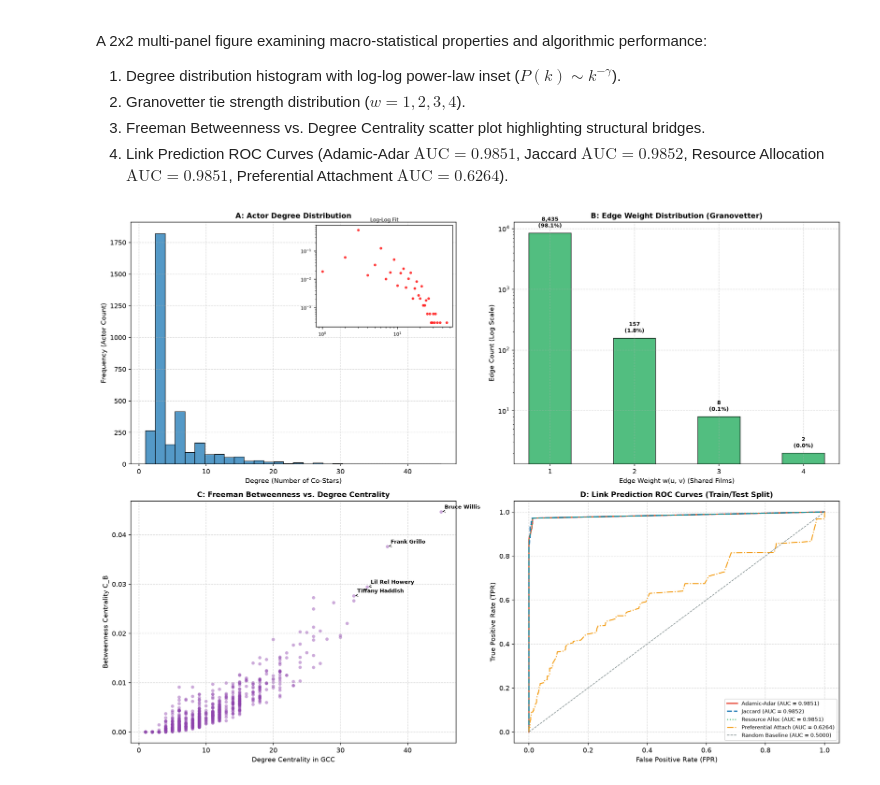
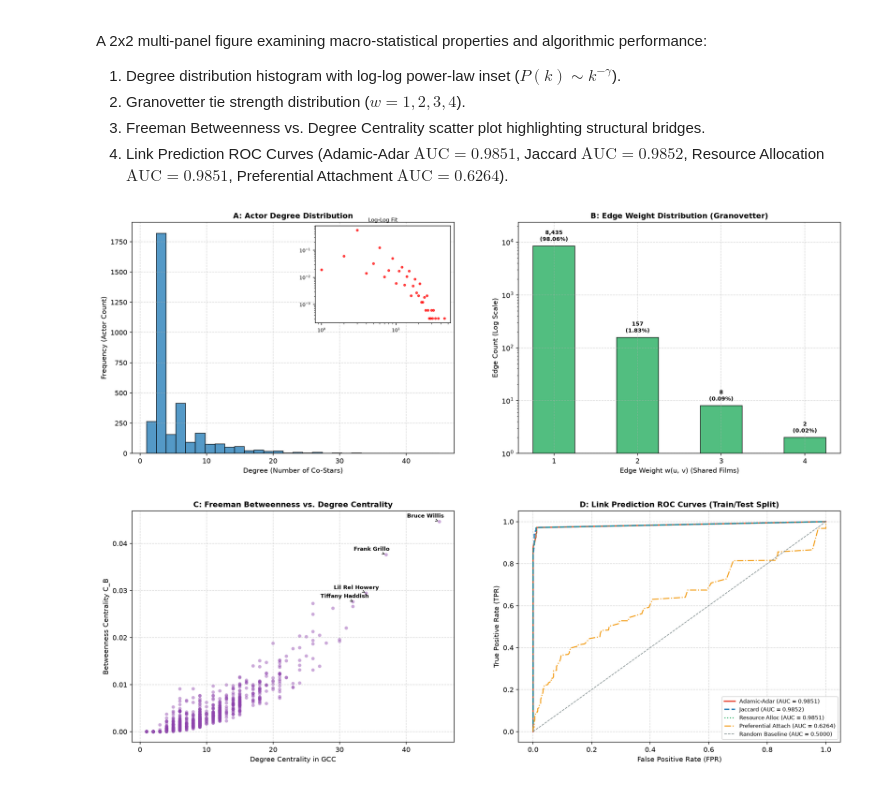
Before and after one commit to Codesmith104/CS176_Project, a Jupyter notebook: Cinema_Network_Analysis.ipynb, the cells around one changed output. Cells and saved outputs as stored; diff of their text form; code cells hidden in the pictures.

```diff
--- a/Cinema_Network_Analysis.ipynb
+++ b/Cinema_Network_Analysis.ipynb
@@ -12,22 +12,32 @@ This standalone, self-contained interactive Google Colab notebook implements the
 # %% [markdown]
 ### 1. Environment Setup & Dependency Installation
 # %%
-# Install required packages in Colab
-!pip install -q networkx matplotlib scipy scikit-learn numpy
+# Install required packages if missing (uncomment in Google Colab if needed)
+# !pip install -q networkx matplotlib scikit-learn numpy
 
-import urllib.request
+from collections import Counter
+import itertools
 import json
-import itertools
-import time
 import os
 import random
-from collections import Counter
+import time
+import urllib.request
 
+import matplotlib.pyplot as plt
+from mpl_toolkits.axes_grid1.inset_locator import inset_axes
 import networkx as nx
 import networkx.algorithms.community as nx_comm
-import matplotlib.pyplot as plt
 import numpy as np
 from sklearn.metrics import roc_auc_score, roc_curve
 
+# Configuration constants for reproducibility
+DATASET_URL = "https://raw.githubusercontent.com/prust/wikipedia-movie-data/master/movies.json"
+MIN_RELEASE_YEAR = 2018       # Lower bound of modern cinema sampling window
+MAX_BILLING_POSITIONS = 4     # Top billed cast limit to avoid clique inflation
+GIRVAN_NEWMAN_SPLITS = 4      # Number of component splits on C0
+LINK_PRED_TEST_EDGES = 500    # Held-out positive edges for link prediction split
+TOP_CORE_DEGREE_POOL = 120    # Degree pool before extracting connected backbone
+RANDOM_SEED = 42              # Deterministic seed for layouts and sampling
+
 print(f"NetworkX Version: {nx.__version__}")
 # %% [output]
@@ -484,35 +509,35 @@ A 2x2 multi-panel figure examining macro-statistical properties and algorithmic
 fig, axes = plt.subplots(2, 2, figsize=(16, 12), dpi=150)
 
 # 3A: Degree Distribution
-degrees = [d for n, d in G.degree()]
+degrees = [d for _, d in G.degree()]
 axes[0, 0].hist(degrees, bins=30, color="#2980b9", edgecolor="black", alpha=0.8)
 axes[0, 0].set_title("A: Actor Degree Distribution", fontsize=11, fontweight="bold")
 axes[0, 0].set_xlabel("Degree (Number of Co-Stars)", fontsize=10)
 axes[0, 0].set_ylabel("Frequency (Actor Count)", fontsize=10)
 axes[0, 0].grid(True, linestyle="--", alpha=0.5)
 
-from mpl_toolkits.axes_grid1.inset_locator import inset_axes
 ax_inset = inset_axes(axes[0, 0], width="42%", height="42%", loc="upper right")
 deg_counts = np.bincount(degrees)
-k = np.nonzero(deg_counts)[0]
-pk = deg_counts[k] / len(degrees)
-ax_inset.loglog(k, pk, "ro", markersize=3, alpha=0.7)
+k_vals = np.nonzero(deg_counts)[0]
+p_k = deg_counts[k_vals] / len(degrees)
+ax_inset.loglog(k_vals, p_k, "ro", markersize=3, alpha=0.7)
 ax_inset.set_title("Log-Log Fit", fontsize=8)
 ax_inset.tick_params(labelsize=7)
 
 # 3B: Granovetter Tie Strength
-weights = [d["weight"] for u, v, d in G.edges(data=True)]
+weights = [d["weight"] for _, _, d in G.edges(data=True)]
 w_counts = Counter(weights)
 w_keys = sorted(w_counts.keys())
-w_vals = [w_counts[k] for k in w_keys]
+w_vals = [w_counts[k_w] for k_w in w_keys]
 axes[0, 1].bar(w_keys, w_vals, color="#27ae60", edgecolor="black", alpha=0.8, width=0.5)
 axes[0, 1].set_yscale("log")
 axes[0, 1].set_title("B: Edge Weight Distribution (Granovetter)", fontsize=11, fontweight="bold")
 axes[0, 1].set_xlabel("Edge Weight w(u, v) (Shared Films)", fontsize=10)
 axes[0, 1].set_ylabel("Edge Count (Log Scale)", fontsize=10)
 axes[0, 1].set_xticks(w_keys)
+axes[0, 1].set_ylim(1, max(w_vals) * 2.8)
 for k_val, v_val in zip(w_keys, w_vals):
-    axes[0, 1].text(k_val, v_val * 1.25, f"{v_val:,}\n({v_val/len(weights)*100:.1f}%)", ha="center", fontsize=8, fontweight="bold")
+    axes[0, 1].text(k_val, v_val * 1.25, f"{v_val:,}\n({v_val/len(weights)*100:.2f}%)", ha="center", fontsize=8, fontweight="bold")
 axes[0, 1].grid(True, linestyle="--", alpha=0.5)
 
 # 3C: Betweenness vs Degree
@@ -522,33 +547,33 @@ axes[1, 0].scatter(deg_gcc, bc_vals, alpha=0.45, color="#8e44ad", edgecolors="no
 axes[1, 0].set_title("C: Freeman Betweenness vs. Degree Centrality", fontsize=11, fontweight="bold")
 axes[1, 0].set_xlabel("Degree Centrality in GCC", fontsize=10)
 axes[1, 0].set_ylabel("Betweenness Centrality C_B", fontsize=10)
 axes[1, 0].grid(True, linestyle="--", alpha=0.5)
 
 top_bridges = sorted(bc.items(), key=lambda x: x[1], reverse=True)[:4]
 for name, val in top_bridges:
     d_val = gcc.degree(name)
-    axes[1, 0].annotate(name, (d_val, val), textcoords="offset points", xytext=(5, 5),
+    axes[1, 0].annotate(name, (d_val, val), textcoords="offset points", xytext=(-48, 6),
                         fontsize=8, fontweight="bold", arrowprops=dict(arrowstyle="->", lw=0.8, color="black"))
 
 # 3D: Link Prediction ROC Curves
 fpr_aa, tpr_aa, _ = roc_curve(y_true, aa_scores)
 fpr_j, tpr_j, _ = roc_curve(y_true, j_scores)
 fpr_ra, tpr_ra, _ = roc_curve(y_true, ra_scores)
 fpr_pa, tpr_pa, _ = roc_curve(y_true, pa_scores)
 
 axes[1, 1].plot(fpr_aa, tpr_aa, color="#e74c3c", lw=2.0, label=f"Adamic-Adar (AUC = {auc_aa:.4f})")
 axes[1, 1].plot(fpr_j, tpr_j, color="#2980b9", lw=2.0, linestyle="--", label=f"Jaccard (AUC = {auc_j:.4f})")
 axes[1, 1].plot(fpr_ra, tpr_ra, color="#27ae60", lw=1.5, linestyle=":", label=f"Resource Alloc (AUC = {auc_ra:.4f})")
 axes[1, 1].plot(fpr_pa, tpr_pa, color="#f39c12", lw=1.5, linestyle="-.", label=f"Preferential Attach (AUC = {auc_pa:.4f})")
 axes[1, 1].plot([0, 1], [0, 1], color="#7f8c8d", lw=1.0, linestyle="--", label="Random Baseline (AUC = 0.5000)")
 
 axes[1, 1].set_title("D: Link Prediction ROC Curves (Train/Test Split)", fontsize=11, fontweight="bold")
 axes[1, 1].set_xlabel("False Positive Rate (FPR)", fontsize=10)
 axes[1, 1].set_ylabel("True Positive Rate (TPR)", fontsize=10)
 axes[1, 1].legend(loc="lower right", fontsize=8)
 axes[1, 1].grid(True, linestyle="--", alpha=0.5)
 
-plt.tight_layout()
+fig.subplots_adjust(hspace=0.25, wspace=0.20, left=0.06, right=0.97, top=0.95, bottom=0.06)
 plt.show()
 # %% [output]
-[figure, old version]
+[figure, new version]
```
Also changed, not shown: parts of 11 cells of this notebook, 6 other files.
